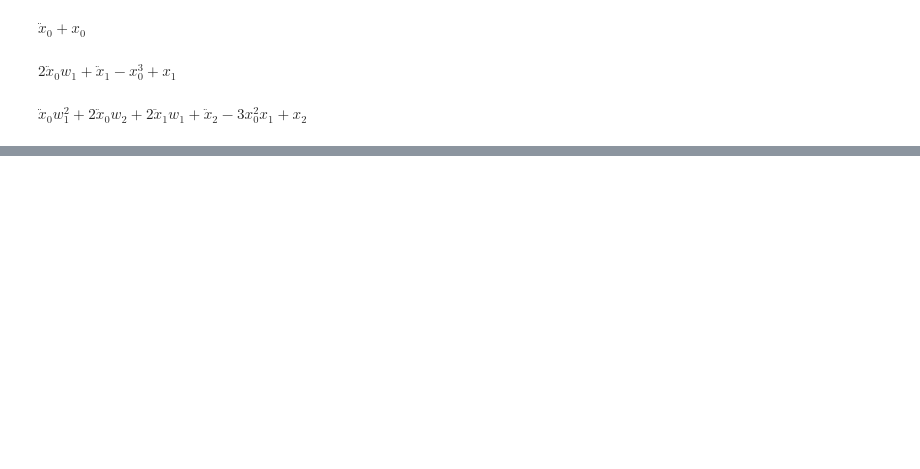
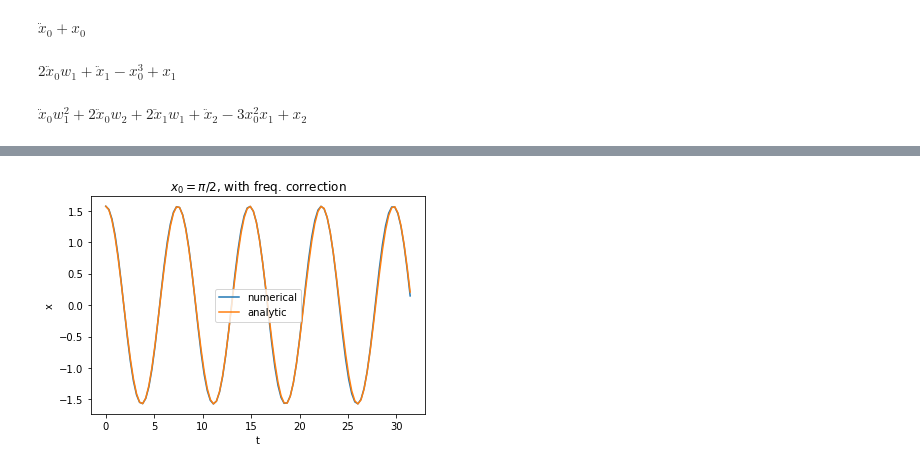
Before and after one commit to vr050714/nonlinear-vibration-seminar, a Jupyter notebook: diffing.ipynb, the cells around one changed output, grey strips where cells are left out. Saved outputs shown, nothing was run; the diff lists cells and outputs as text; code cells hidden in the pictures; blank space fills up the shorter version.

```diff
--- a/diffing.ipynb
+++ b/diffing.ipynb
@@ -30,0 +100,5 @@ from scipy.integrate import odeint
+# %%
+plot_duffing(t, sol2[:,0], approx_sol(t, x2),
+             title='$x_0=\pi/2$, with freq. correction')
+# %% [output]
+[figure, added]
```
Also changed, not shown: parts of 15 cells of this notebook.
